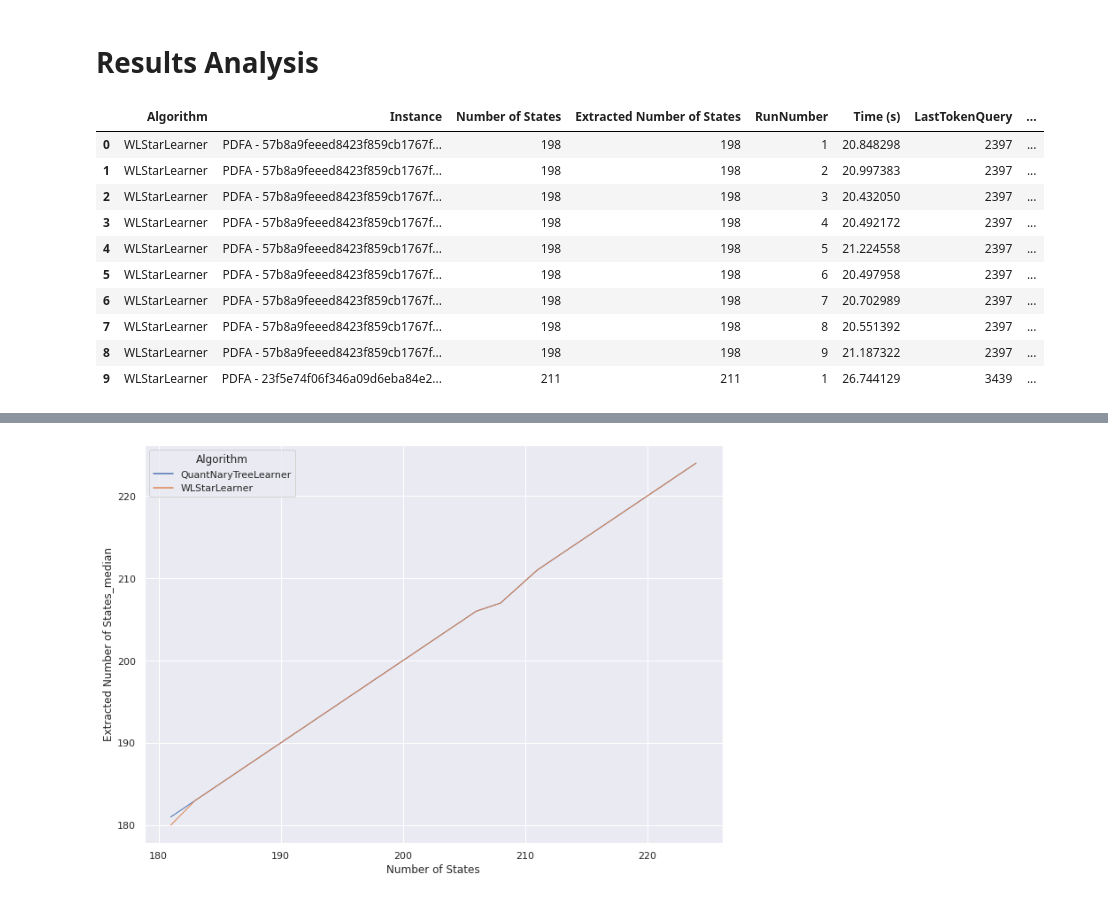
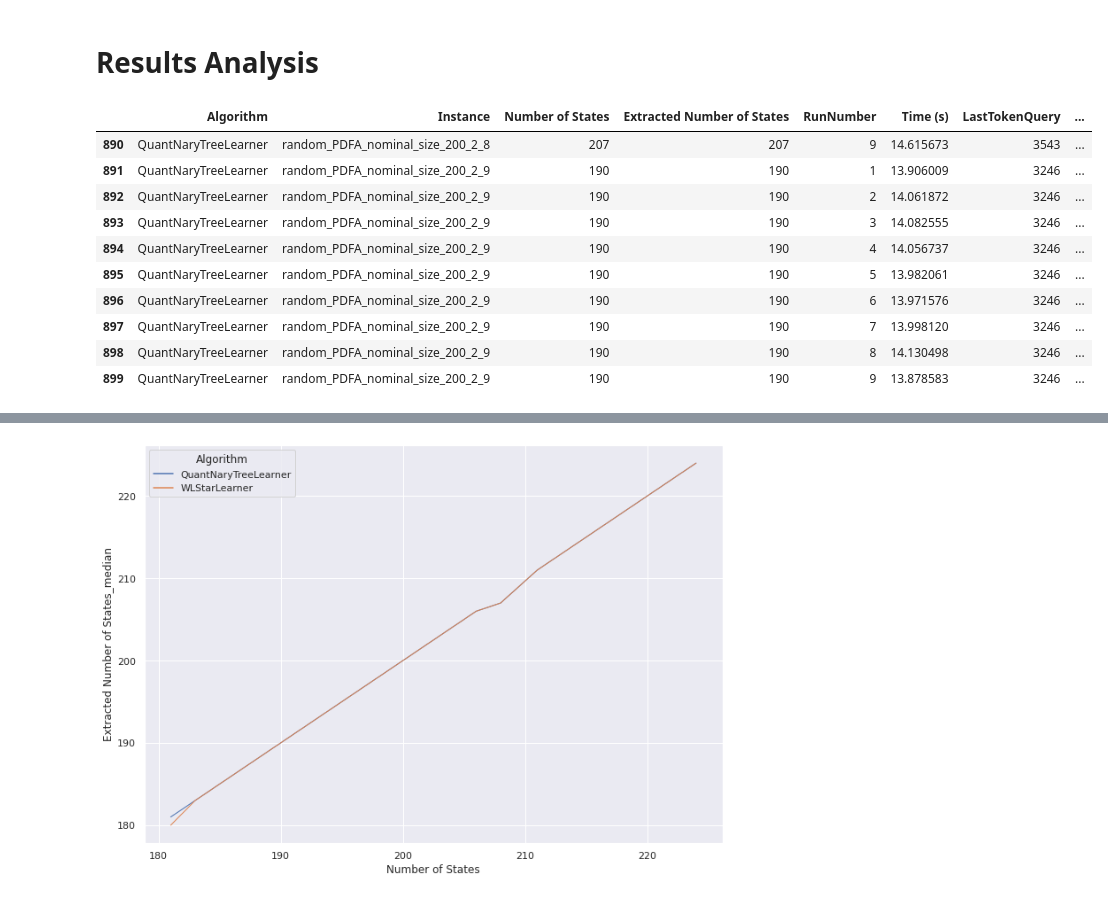
Before and after one commit to neuralchecker/pymodelextractor_towards_efficient_active_learning_of_PDFA_experiments, a Jupyter notebook: experiment_7/data_analysis.ipynb, the cells around one changed output, grey strips where cells are left out. Cells and saved outputs as stored; diff of their text form; code cells hidden in the pictures.

```diff
--- a/experiment_7/data_analysis.ipynb
+++ b/experiment_7/data_analysis.ipynb
@@ -6,25 +6,25 @@ import seaborn as sns
 # %% [markdown]
 # Data Loading
 # %%
-evaluation_data = pd.read_csv('./results/results_26_05_2022_18_48_41.csv')
+evaluation_data = pd.read_csv('./results/results_27_05_2022_00_13_02.csv')
 # %% [markdown]
 # Results Analysis
 # %%
 evaluation_data.drop('Unnamed: 0', axis = 1, inplace = True)
 # %%
-evaluation_data.head(10)
+evaluation_data.tail(10)
 # %% [output]
 |  | Algorithm | Instance | Number of States | Extracted Number of States | RunNumber | Time (s) | LastTokenQuery | ... |
-| 0 | WLStarLearner | PDFA - 57b8a9feeed8423f859cb1767f... | 198 | 198 | 1 | 20.848298 | 2397 | ... |
-| 1 | WLStarLearner | PDFA - 57b8a9feeed8423f859cb1767f... | 198 | 198 | 2 | 20.997383 | 2397 | ... |
-| 2 | WLStarLearner | PDFA - 57b8a9feeed8423f859cb1767f... | 198 | 198 | 3 | 20.432050 | 2397 | ... |
-| 3 | WLStarLearner | PDFA - 57b8a9feeed8423f859cb1767f... | 198 | 198 | 4 | 20.492172 | 2397 | ... |
-| 4 | WLStarLearner | PDFA - 57b8a9feeed8423f859cb1767f... | 198 | 198 | 5 | 21.224558 | 2397 | ... |
-| 5 | WLStarLearner | PDFA - 57b8a9feeed8423f859cb1767f... | 198 | 198 | 6 | 20.497958 | 2397 | ... |
-| 6 | WLStarLearner | PDFA - 57b8a9feeed8423f859cb1767f... | 198 | 198 | 7 | 20.702989 | 2397 | ... |
-| 7 | WLStarLearner | PDFA - 57b8a9feeed8423f859cb1767f... | 198 | 198 | 8 | 20.551392 | 2397 | ... |
-| 8 | WLStarLearner | PDFA - 57b8a9feeed8423f859cb1767f... | 198 | 198 | 9 | 21.187322 | 2397 | ... |
-| 9 | WLStarLearner | PDFA - 23f5e74f06f346a09d6eba84e2... | 211 | 211 | 1 | 26.744129 | 3439 | ... |
+| 890 | QuantNaryTreeLearner | random_PDFA_nominal_size_200_2_8 | 207 | 207 | 9 | 14.615673 | 3543 | ... |
+| 891 | QuantNaryTreeLearner | random_PDFA_nominal_size_200_2_9 | 190 | 190 | 1 | 13.906009 | 3246 | ... |
+| 892 | QuantNaryTreeLearner | random_PDFA_nominal_size_200_2_9 | 190 | 190 | 2 | 14.061872 | 3246 | ... |
+| 893 | QuantNaryTreeLearner | random_PDFA_nominal_size_200_2_9 | 190 | 190 | 3 | 14.082555 | 3246 | ... |
+| 894 | QuantNaryTreeLearner | random_PDFA_nominal_size_200_2_9 | 190 | 190 | 4 | 14.056737 | 3246 | ... |
+| 895 | QuantNaryTreeLearner | random_PDFA_nominal_size_200_2_9 | 190 | 190 | 5 | 13.982061 | 3246 | ... |
+| 896 | QuantNaryTreeLearner | random_PDFA_nominal_size_200_2_9 | 190 | 190 | 6 | 13.971576 | 3246 | ... |
+| 897 | QuantNaryTreeLearner | random_PDFA_nominal_size_200_2_9 | 190 | 190 | 7 | 13.998120 | 3246 | ... |
+| 898 | QuantNaryTreeLearner | random_PDFA_nominal_size_200_2_9 | 190 | 190 | 8 | 14.130498 | 3246 | ... |
+| 899 | QuantNaryTreeLearner | random_PDFA_nominal_size_200_2_9 | 190 | 190 | 9 | 13.878583 | 3246 | ... |
 # %%
 import math
 evaluation_data['OT_SIZE'] = evaluation_data['OT Prefixes']*evaluation_data['OT Suffixes']
```
Also changed, not shown: parts of 11 cells of this notebook.
